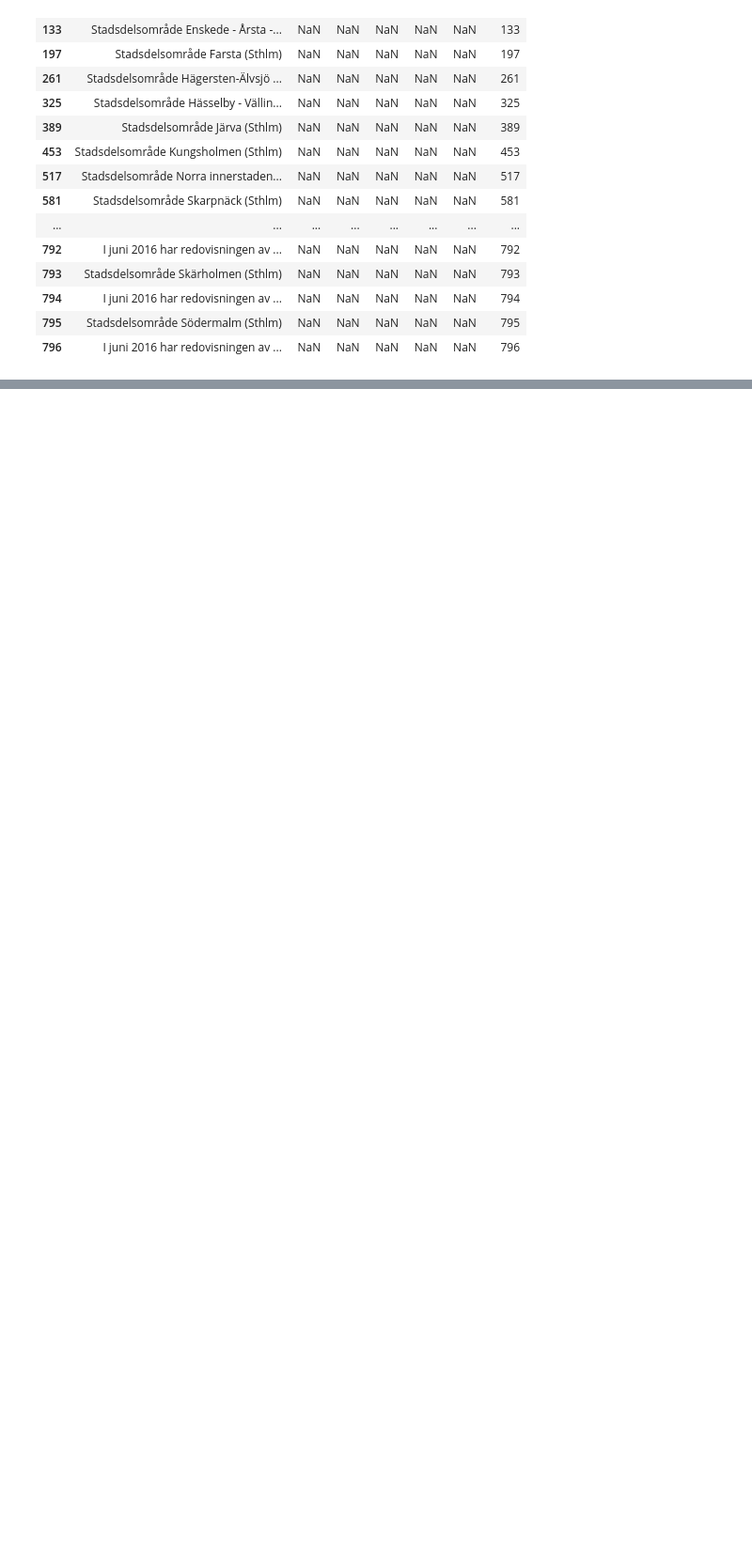
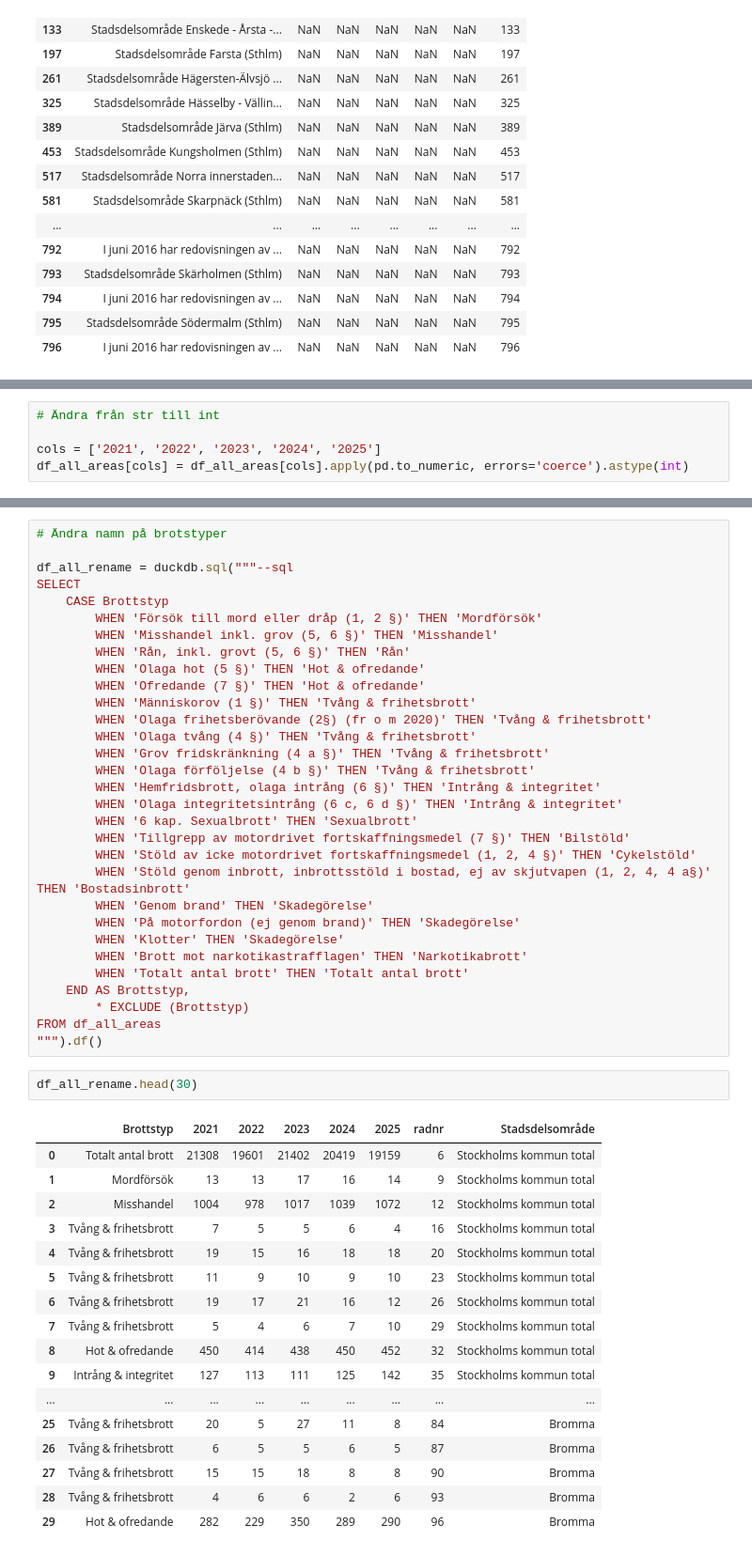
Before and after one commit to cactus-commits/UrbanPulse, a Jupyter notebook: EDA/eda_brå_kaktus.ipynb, the cells around one changed output, grey strips where cells are left out. Shown at 94% size. Drawn from its saved outputs; the diff is of its cells as text; blank space fills up the shorter version.

```diff
--- a/EDA/eda_brå_kaktus.ipynb
+++ b/EDA/eda_brå_kaktus.ipynb
@@ -521,0 +563,5 @@ df_all_areas.head(10)
+# %%
+# Ändra från str till int
+
+cols = ['2021', '2022', '2023', '2024', '2025']
+df_all_areas[cols] = df_all_areas[cols].apply(pd.to_numeric, errors='coerce').astype(int)
@@ -521,0 +590,51 @@ df_all_areas.head(10)
+# %%
+# Ändra namn på brotstyper
+
+df_all_rename = duckdb.sql("""--sql
+SELECT
+    CASE Brottstyp
+        WHEN 'Försök till mord eller dråp (1, 2 §)' THEN 'Mordförsök'
+        WHEN 'Misshandel inkl. grov (5, 6 §)' THEN 'Misshandel'
+        WHEN 'Rån, inkl. grovt (5, 6 §)' THEN 'Rån'
+        WHEN 'Olaga hot (5 §)' THEN 'Hot & ofredande'
+        WHEN 'Ofredande (7 §)' THEN 'Hot & ofredande'
+        WHEN 'Människorov (1 §)' THEN 'Tvång & frihetsbrott'
+        WHEN 'Olaga frihetsberövande (2§) (fr o m 2020)' THEN 'Tvång & frihetsbrott'
+        WHEN 'Olaga tvång (4 §)' THEN 'Tvång & frihetsbrott'
+        WHEN 'Grov fridskränkning (4 a §)' THEN 'Tvång & frihetsbrott'
+        WHEN 'Olaga förföljelse (4 b §)' THEN 'Tvång & frihetsbrott'
+        WHEN 'Hemfridsbrott, olaga intrång (6 §)' THEN 'Intrång & integritet'
+        WHEN 'Olaga integritetsintrång (6 c, 6 d §)' THEN 'Intrång & integritet'
+        WHEN '6 kap. Sexualbrott' THEN 'Sexualbrott'
+        WHEN 'Tillgrepp av motordrivet fortskaffningsmedel (7 §)' THEN 'Bilstöld'
+        WHEN 'Stöld av icke motordrivet fortskaffningsmedel (1, 2, 4 §)' THEN 'Cykelstöld'
+        WHEN 'Stöld genom inbrott, inbrottsstöld i bostad, ej av skjutvapen (1, 2, 4, 4 a§)' THEN 'Bostadsinbrott'
+        WHEN 'Genom brand' THEN 'Skadegörelse'
+        WHEN 'På motorfordon (ej genom brand)' THEN 'Skadegörelse'
+        WHEN 'Klotter' THEN 'Skadegörelse'
+        WHEN 'Brott mot narkotikastrafflagen' THEN 'Narkotikabrott'
+        WHEN 'Totalt antal brott' THEN 'Totalt antal brott'
+    END AS Brottstyp,
+        * EXCLUDE (Brottstyp)
+FROM df_all_areas
+""").df()
+# %%
+df_all_rename.head(30)
+# %% [output]
+|  | Brottstyp | 2021 | 2022 | 2023 | 2024 | 2025 | radnr | Stadsdelsområde |
+| 0 | Totalt antal brott | 21308 | 19601 | 21402 | 20419 | 19159 | 6 | Stockholms kommun total |
+| 1 | Mordförsök | 13 | 13 | 17 | 16 | 14 | 9 | Stockholms kommun total |
+| 2 | Misshandel | 1004 | 978 | 1017 | 1039 | 1072 | 12 | Stockholms kommun total |
+| 3 | Tvång & frihetsbrott | 7 | 5 | 5 | 6 | 4 | 16 | Stockholms kommun total |
+| 4 | Tvång & frihetsbrott | 19 | 15 | 16 | 18 | 18 | 20 | Stockholms kommun total |
+| 5 | Tvång & frihetsbrott | 11 | 9 | 10 | 9 | 10 | 23 | Stockholms kommun total |
+| 6 | Tvång & frihetsbrott | 19 | 17 | 21 | 16 | 12 | 26 | Stockholms kommun total |
+| 7 | Tvång & frihetsbrott | 5 | 4 | 6 | 7 | 10 | 29 | Stockholms kommun total |
+| 8 | Hot & ofredande | 450 | 414 | 438 | 450 | 452 | 32 | Stockholms kommun total |
+| 9 | Intrång & integritet | 127 | 113 | 111 | 125 | 142 | 35 | Stockholms kommun total |
+| ... | ... | ... | ... | ... | ... | ... | ... | ... |
+| 25 | Tvång & frihetsbrott | 20 | 5 | 27 | 11 | 8 | 84 | Bromma |
+| 26 | Tvång & frihetsbrott | 6 | 5 | 5 | 6 | 5 | 87 | Bromma |
+| 27 | Tvång & frihetsbrott | 15 | 15 | 18 | 8 | 8 | 90 | Bromma |
+| 28 | Tvång & frihetsbrott | 4 | 6 | 6 | 2 | 6 | 93 | Bromma |
+| 29 | Hot & ofredande | 282 | 229 | 350 | 289 | 290 | 96 | Bromma |
```
Also changed, not shown: parts of 9 cells of this notebook.
